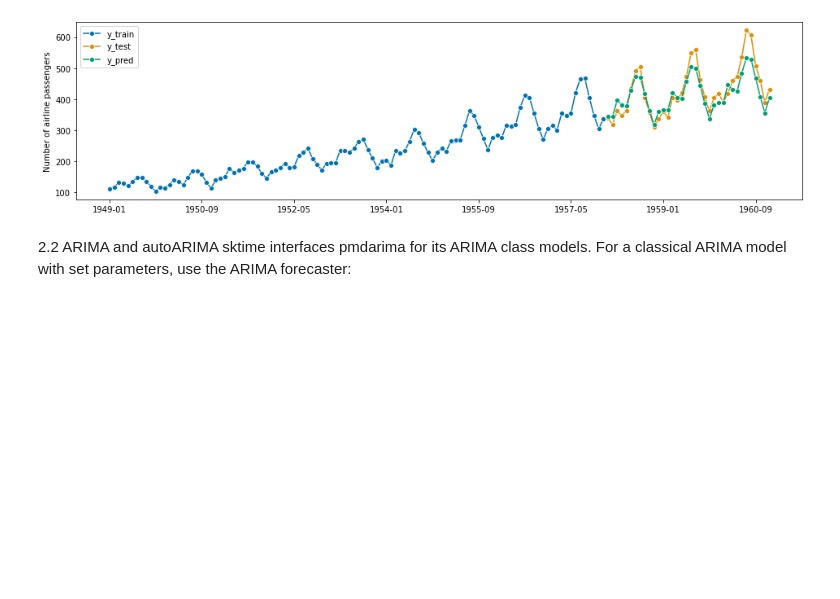
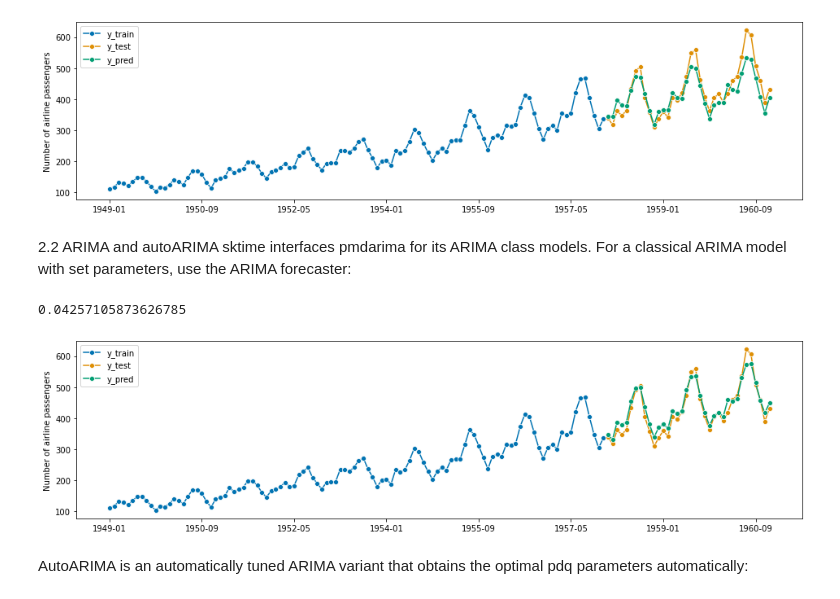
Before and after one commit to TNTran92/sktime, a Jupyter notebook: introduction_to_sktime/02 - Forecasters in sktime - main families.ipynb, the cells around one changed output. Drawn from its saved outputs; the diff is of its cells as text; code cells hidden in the pictures; blank space fills up the shorter version.

```diff
--- a/introduction_to_sktime/02 - Forecasters in sktime - main families.ipynb
+++ b/introduction_to_sktime/02 - Forecasters in sktime - main families.ipynb
@@ -91,0 +96,14 @@ sktime interfaces pmdarima for its ARIMA class models. For a classical ARIMA mod
+# %%
+forecaster = ARIMA(
+    order=(1, 1, 0), seasonal_order=(0, 1, 0, 12), suppress_warnings=True
+)
+
+forecaster.fit(y_train)
+y_pred = forecaster.predict(fh)
+plot_series(y_train, y_test, y_pred, labels=["y_train", "y_test", "y_pred"])
+mean_absolute_percentage_error(y_pred, y_test)
+# %% [output]
+0.04257105873626785
+[figure, added]
+# %% [markdown]
+AutoARIMA is an automatically tuned ARIMA variant that obtains the optimal pdq parameters automatically:
```
Also changed, not shown: parts of 20 cells of this notebook, 1 other file.
